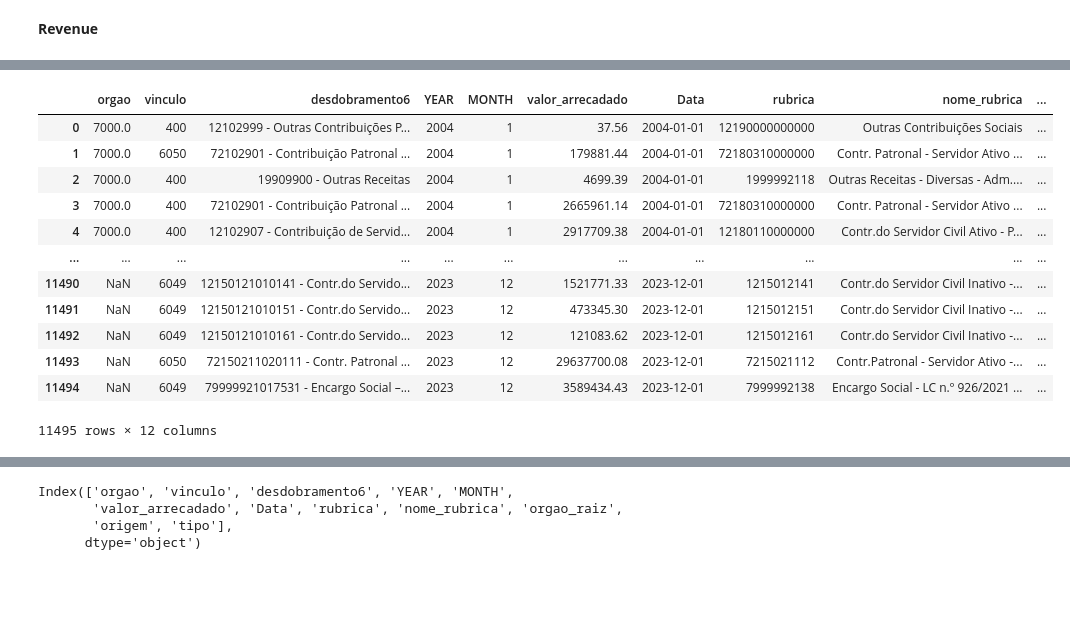
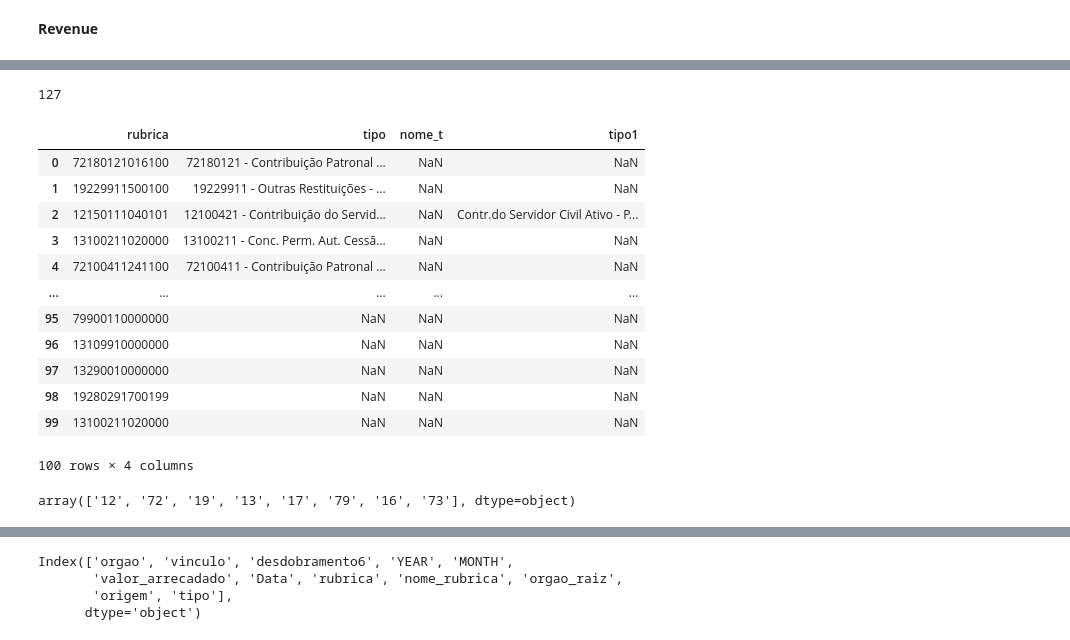
Before and after one commit to TiagoIesbick/dashboard-etl, a Jupyter notebook: dashboard_data.ipynb, the cells around one changed output, grey strips where cells are left out. Cells and saved outputs as stored; diff of their text form; code cells hidden in the pictures; blank space fills up the shorter version.

```diff
--- a/dashboard_data.ipynb
+++ b/dashboard_data.ipynb
@@ -262,3 +263,16 @@ df_otr = df_rev_2024_onwards[['origem', 'tipo', 'rubricacompleta']].drop_duplica
 for column in df_otr:
   df_otr[column + '_int'] = df_otr[column].str.extract(r'^(\d+)')
   df_otr['nome_' + column] = df_otr[column].str.extract(r"^\d+\s*-\s*(.*)")
+# %%
+df_rev = pd.concat([df_rev_2004_2017, df_rev_2018_2023], ignore_index=True)
+df_rev = df_rev.merge(df_otr, left_on='rubrica', right_on='r_int', how='left')
+df_rev.loc[~df_rev['nome_r'].isna(), 'origem'] = df_rev['nome_r']
+df_rev.loc[~df_rev['nome_t'].isna(), 'tipo'] = df_rev['nome_t']
+df_rev.loc[~df_rev['nome_o'].isna(), 'origem'] = df_rev['nome_o']
+df_rev.loc[df_rev['nome_o'].isna(), 'origem'] = df_rev['rubrica'].str[:2].map(
+    df_otr[['o_int', 'nome_o']].drop_duplicates(keep='last').set_index('o_int')['nome_o']
+    )
+df_rev.loc[
+    (df_rev['origem'].isna()) &
+    (df_rev['rubrica'].str[:2] == '17'), 'origem'] = 'Transferências Correntes'
+df_rev
@@ -264,0 +293,4 @@ for column in df_otr:
+# %%
+df_rev.loc[df_rev['nome_t'].isna(), 'tipo'] = df_rev['rubrica'].str[:8].map(
+    df_otr[['t_int', 'nome_t']].drop_duplicates(keep='last').set_index('t_int')['nome_t']
+    )
@@ -264,0 +357,6 @@ for column in df_otr:
+# %%
+df = df_rev.loc[(df_rev['nome_t'].isna()) & (~df_rev['tipo'].isna()), ['rubrica', 'tipo', 'nome_t']].drop_duplicates()
+df.loc[df['nome_t'].isna(), 'tipo1'] = df['rubrica'].str[:8].map(
+    df_otr[['t_int', 'nome_t']].drop_duplicates(keep='last').set_index('t_int')['nome_t']
+    )
+df
@@ -264,0 +377,6 @@ for column in df_otr:
+# %%
+df_1 = df_rev.loc[(df_rev['nome_t'].isna()) & (df_rev['tipo'].isna()), ['rubrica', 'tipo', 'nome_t']].drop_duplicates()
+df_1['tipo1'] = df_1['rubrica'].str[:8].map(
+    df_otr[['t_int', 'nome_t']].drop_duplicates(keep='last').set_index('t_int')['nome_t']
+    )
+df_1
@@ -265,17 +401,21 @@ for column in df_otr:
+# %%
+len(df_1) + len(df)
+# %% [output]
+127
 # %%
-df = pd.concat([df_rev_2004_2017, df_rev_2018_2023], ignore_index=True)
+df = pd.concat([df, df_1], ignore_index=True)
 df
 # %% [output]
-|  | orgao | vinculo | desdobramento6 | YEAR | MONTH | valor_arrecadado | Data | rubrica | nome_rubrica | ... |
-| 0 | 7000.0 | 400 | 12102999 - Outras Contribuições P... | 2004 | 1 | 37.56 | 2004-01-01 | 12190000000000 | Outras Contribuições Sociais | ... |
-| 1 | 7000.0 | 6050 | 72102901 - Contribuição Patronal ... | 2004 | 1 | 179881.44 | 2004-01-01 | 72180310000000 | Contr. Patronal - Servidor Ativo ... | ... |
-| 2 | 7000.0 | 400 | 19909900 - Outras Receitas | 2004 | 1 | 4699.39 | 2004-01-01 | 1999992118 | Outras Receitas - Diversas - Adm.... | ... |
-| 3 | 7000.0 | 400 | 72102901 - Contribuição Patronal ... | 2004 | 1 | 2665961.14 | 2004-01-01 | 72180310000000 | Contr. Patronal - Servidor Ativo ... | ... |
-| 4 | 7000.0 | 400 | 12102907 - Contribuição de Servid... | 2004 | 1 | 2917709.38 | 2004-01-01 | 12180110000000 | Contr.do Servidor Civil Ativo - P... | ... |
-| ... | ... | ... | ... | ... | ... | ... | ... | ... | ... | ... |
-| 11490 | NaN | 6049 | 12150121010141 - Contr.do Servido... | 2023 | 12 | 1521771.33 | 2023-12-01 | 1215012141 | Contr.do Servidor Civil Inativo -... | ... |
-| 11491 | NaN | 6049 | 12150121010151 - Contr.do Servido... | 2023 | 12 | 473345.30 | 2023-12-01 | 1215012151 | Contr.do Servidor Civil Inativo -... | ... |
-| 11492 | NaN | 6049 | 12150121010161 - Contr.do Servido... | 2023 | 12 | 121083.62 | 2023-12-01 | 1215012161 | Contr.do Servidor Civil Inativo -... | ... |
-| 11493 | NaN | 6050 | 72150211020111 - Contr. Patronal ... | 2023 | 12 | 29637700.08 | 2023-12-01 | 7215021112 | Contr.Patronal - Servidor Ativo -... | ... |
-| 11494 | NaN | 6049 | 79999921017531 - Encargo Social –... | 2023 | 12 | 3589434.43 | 2023-12-01 | 7999992138 | Encargo Social - LC n.º 926/2021 ... | ... |
+|  | rubrica | tipo | nome_t | tipo1 |
+| 0 | 72180121016100 | 72180121 - Contribuição Patronal ... | NaN | NaN |
+| 1 | 19229911500100 | 19229911 - Outras Restituições - ... | NaN | NaN |
+| 2 | 12150111040101 | 12100421 - Contribuição do Servid... | NaN | Contr.do Servidor Civil Ativo - P... |
+| 3 | 13100211020000 | 13100211 - Conc. Perm. Aut. Cessã... | NaN | NaN |
+| 4 | 72100411241100 | 72100411 - Contribuição Patronal ... | NaN | NaN |
+| ... | ... | ... | ... | ... |
+| 95 | 79900110000000 | NaN | NaN | NaN |
+| 96 | 13109910000000 | NaN | NaN | NaN |
+| 97 | 13290010000000 | NaN | NaN | NaN |
+| 98 | 19280291700199 | NaN | NaN | NaN |
+| 99 | 13100211020000 | NaN | NaN | NaN |
-11495 rows × 12 columns
+100 rows × 4 columns
@@ -281,0 +424,4 @@ df
+# %%
+df['rubrica'].str[:2].unique()
+# %% [output]
+array(['12', '72', '19', '13', '17', '79', '16', '73'], dtype=object)
```
Also changed, not shown: parts of 19 cells of this notebook.
